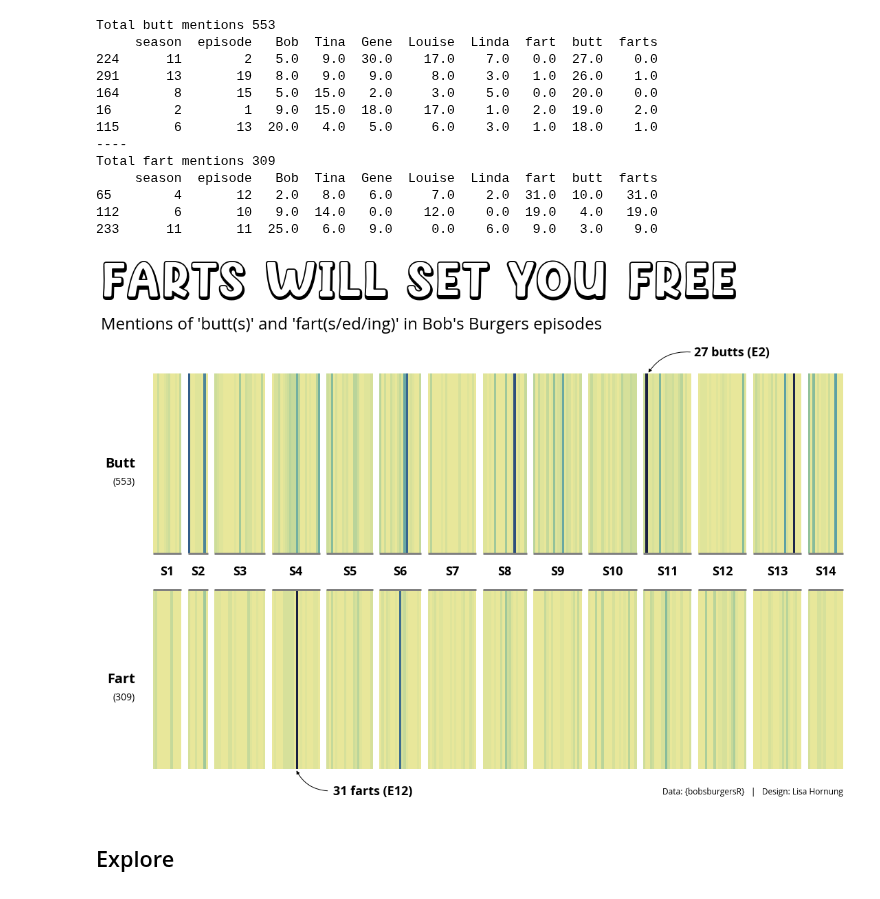
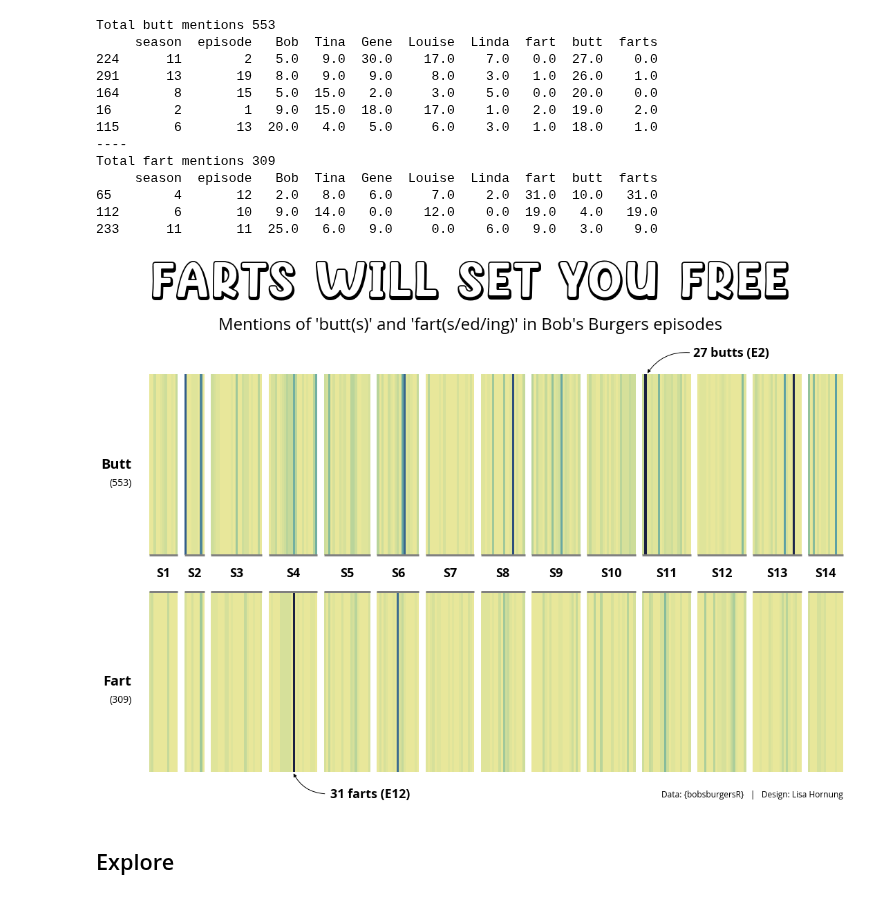
Before and after one commit to Lisa-Ho/small-data-projects, a Jupyter notebook: 2025/2504-bobs-burger/bobs-burger.ipynb, the cells around one changed output. Drawn from its saved outputs; the diff is of its cells as text; code cells hidden in the pictures.

Commit message:
small update to chart title

```diff
--- a/2025/2504-bobs-burger/bobs-burger.ipynb
+++ b/2025/2504-bobs-burger/bobs-burger.ipynb
@@ -140,38 +140,38 @@ axes[1].text(-8, 0.6,"("+ str(total_fart)+ ")", fontsize=14, ha="right", va="cen
 #add season annotation
 for i, pair in enumerate(eps_pair):
     axes[0].plot(pair, [1,1], color='grey', linewidth=3, solid_capstyle="butt", clip_on=False)
     axes[1].plot(pair, [0,0], color='grey', linewidth=3, solid_capstyle="butt", clip_on=False)
     text_xpos = (pair[1]-pair[0])/2 + pair[0]
     axes[0].text(text_xpos, 1.1,"S" + str(i+1), fontsize=18, ha="center", va="center", font=font_sm)
 
 #add arrow
 ax_arrow(
     ax=axes[1], tail_position=(80, 1.12),
    head_position=(65, 1),
    color="black", width=1, head_width=2, head_length=4,
    radius=-0.3, clip_on=False
 )
 ax_arrow(
     ax=axes[0],tail_position=(245, -0.12),
    head_position=(225, 0),
    color="black", width=1, head_width=2, head_length=4,
    radius=0.3, clip_on=False
 )
 axes[0].text(246,-0.12,"27 butts (E2)", fontsize=18, ha="left", va="center", font=font_sm)
 axes[1].text(82,1.12,"31 farts (E12)", fontsize=18, ha="left", va="center", font=font_sm)
 
 #title and footer ------------------
-plt.figtext(0,1,"FARTS WILL SET YOU FREE", fontsize=65, fontproperties=title_font)
-plt.figtext(0,0.94,"Mentions of 'butt(s)' and 'fart(s/ed/ing)' in Bob's Burgers episodes", fontsize=24, font=font_r )
+plt.figtext(0.5,1,"FARTS WILL SET YOU FREE", fontsize=65, fontproperties=title_font, ha="center")
+plt.figtext(0.5,0.94,"Mentions of 'butt(s)' and 'fart(s/ed/ing)' in Bob's Burgers episodes", fontsize=24, font=font_r, ha="center" )
 plt.figtext(1,0,"Data: {bobsburgersR}   |   Design: Lisa Hornung", fontsize=12, font=font_r, ha="right")
 
 #save fig ------------------
-plt.savefig('2025-day11-bobs-burgers-dialogue-1.png', bbox_inches='tight', pad_inches=1, facecolor="white", dpi=120)
-plt.savefig('2025-day11-bobs-burgers-dialogue-1.svg')
+plt.savefig('2025-day11-bobs-burgers-dialogue-2.png', bbox_inches='tight', pad_inches=1, facecolor="white", dpi=120)
+plt.savefig('2025-day11-bobs-burgers-dialogue-2.svg')
 
 plt.show()
 # %% [output]
-[figure, old version]
+[figure, new version]
 # %% [markdown]
 ## Explore
 # %%
```
